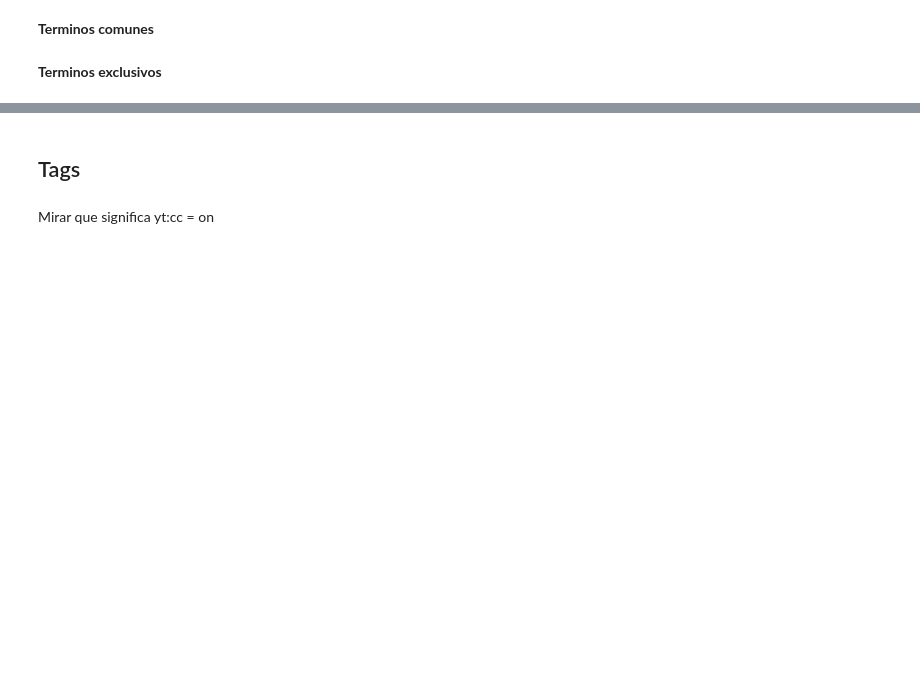
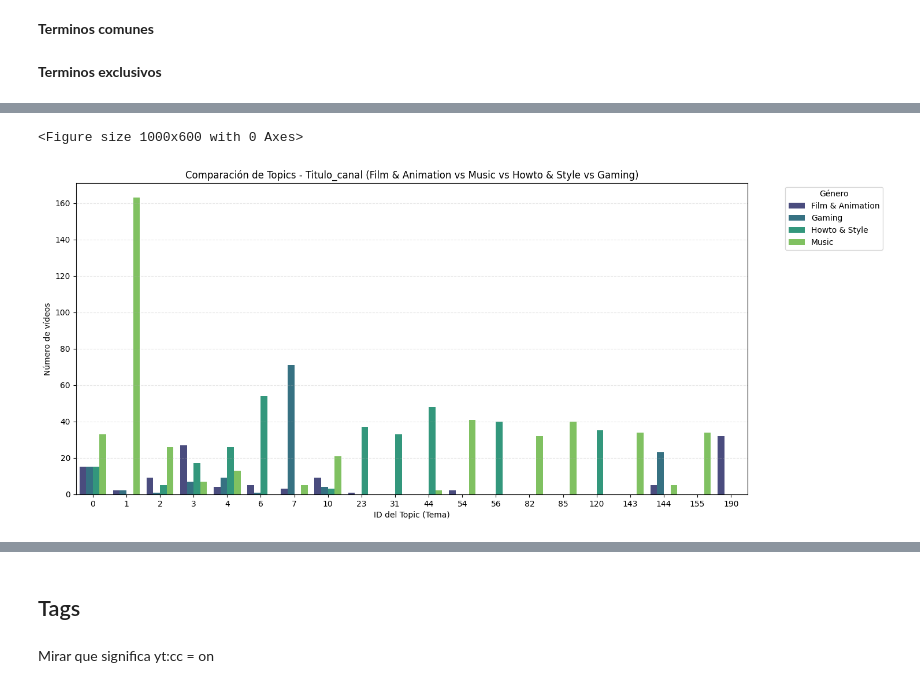
Before and after one commit to UCM-GIDIA-PD1/c2526-R1, a Jupyter notebook: src/analisis_generos_proceso.ipynb, the cells around one changed output, grey strips where cells are left out. Drawn from its saved outputs; the diff is of its cells as text; code cells hidden in the pictures; blank space fills up the shorter version.

Commit message:
Analisis bertopic de Descripcion y Subtitulos + descripcion de funciones

```diff
--- a/src/analisis_generos_proceso.ipynb
+++ b/src/analisis_generos_proceso.ipynb
@@ -347,3 +352,5 @@ generos_a_comparar = ["News & Politics", "People & Blogs", "Howto & Style", "Gam
 plt.figure(figsize=(12, 8))
 utils.comparativa_terminos(generos_a_comparar, diccionario_tf_titulo_canal)
 plt.show()
+# %%
+topic_model_titulo_canal, df_bertopic_titulo_canal, temas_bertopic_titulo_canal = utils.analizar_bertopic_dict(diccionario_top, "Titulo_canal")
@@ -349,0 +384,9 @@ plt.show()
+# %%
+generos_a_comparar = ['Film & Animation', 'Music', "Howto & Style", "Gaming"]
+
+plt.figure(figsize=(10,6))
+utils.graficar_bertopic_multiple(df_bertopic_titulo_canal, generos_a_comparar, "Titulo_canal")
+plt.show()
+# %% [output]
+<Figure size 1000x600 with 0 Axes>
+[figure, added]
```
Also changed, not shown: parts of 15 cells of this notebook, 1 other file.
